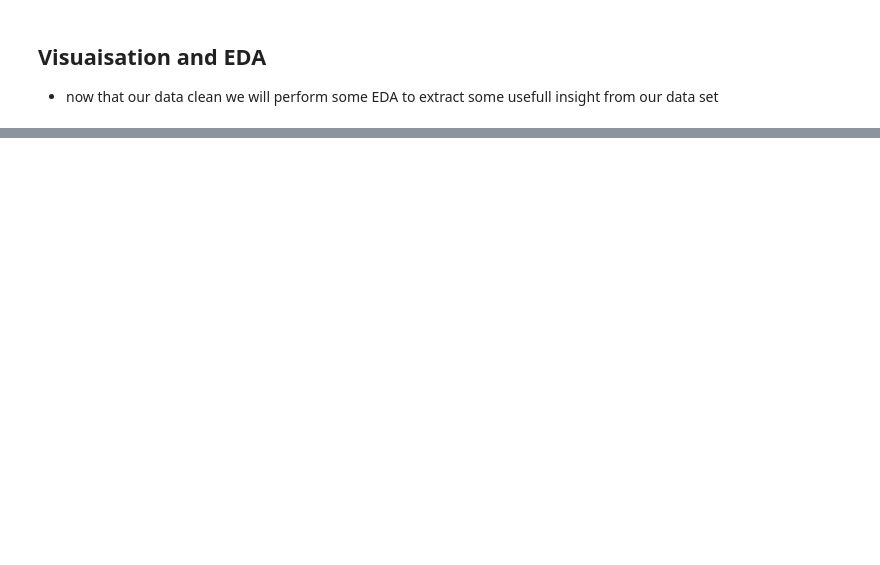
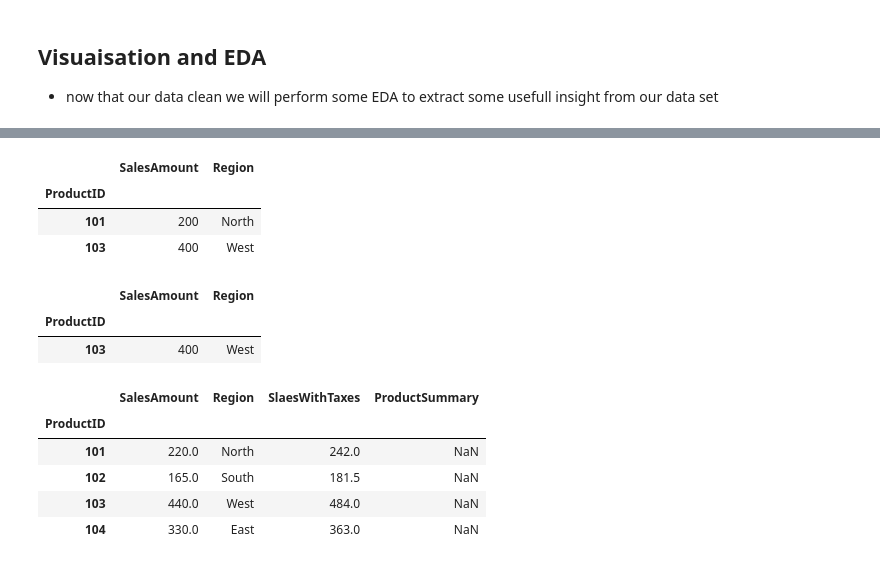
Before and after one commit to ayoub22222222/Data_Cleaning_project, a Jupyter notebook: notebook/fifa21_EDA.ipynb, the cells around one changed output, grey strips where cells are left out. Saved outputs shown, nothing was run; the diff lists cells and outputs as text; code cells hidden in the pictures; blank space fills up the shorter version.

```diff
--- a/notebook/fifa21_EDA.ipynb
+++ b/notebook/fifa21_EDA.ipynb
@@ -162,0 +185,8 @@ plt.show()
+# %%
+# some random stuff
+data = {
+    "ProductID": [101, 102, 103, 104],
+    "SalesAmount": [200, 150, 400, 300],
+    "Region": ["North", "South", "West", "East"]
+}
+df = pd.DataFrame(data)
@@ -162,0 +222,2 @@ plt.show()
+# %%
+df.set_index('ProductID', inplace=True)
@@ -162,0 +232,7 @@ plt.show()
+# %%
+df[df['Region'].isin(['West', 'North'])]
+# %% [output]
+|  | SalesAmount | Region |
+| ProductID |  |  |
+| 101 | 200 | North |
+| 103 | 400 | West |
@@ -162,0 +241,21 @@ plt.show()
+# %%
+df_filtred_sql
+# %% [output]
+|  | SalesAmount | Region |
+| ProductID |  |  |
+| 103 | 400 | West |
+# %%
+def add_taxes(sales):
+    return sales * 1.10
+    pass
+# %%
+df['SlaesWithTaxes'] = df['SalesAmount'].apply(add_taxes)
+# %%
+df
+# %% [output]
+|  | SalesAmount | Region | SlaesWithTaxes | ProductSummary |
+| ProductID |  |  |  |  |
+| 101 | 220.0 | North | 242.0 | NaN |
+| 102 | 165.0 | South | 181.5 | NaN |
+| 103 | 440.0 | West | 484.0 | NaN |
+| 104 | 330.0 | East | 363.0 | NaN |
```
Also changed, not shown: parts of 27 cells of this notebook, 1 other file.
